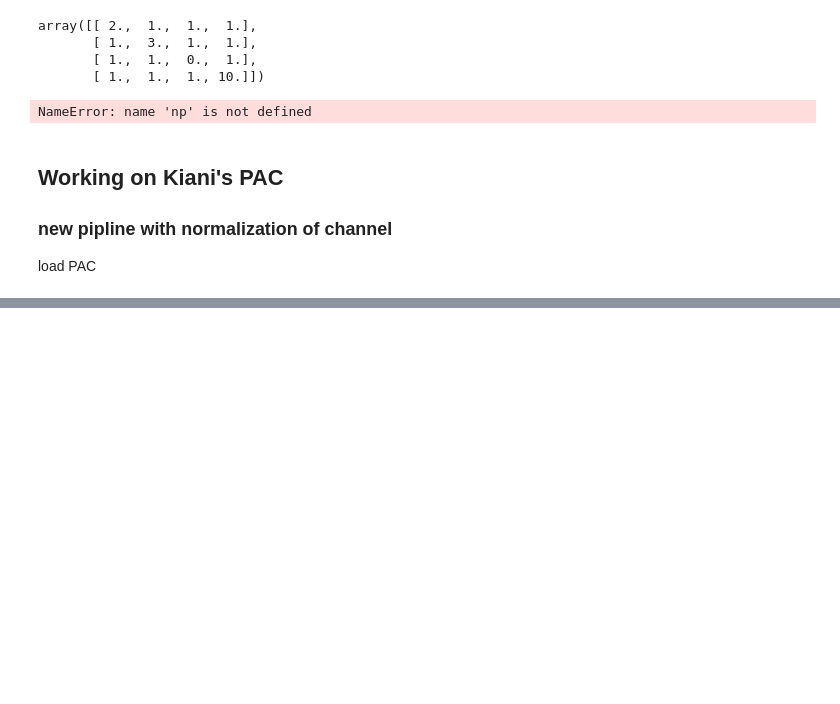
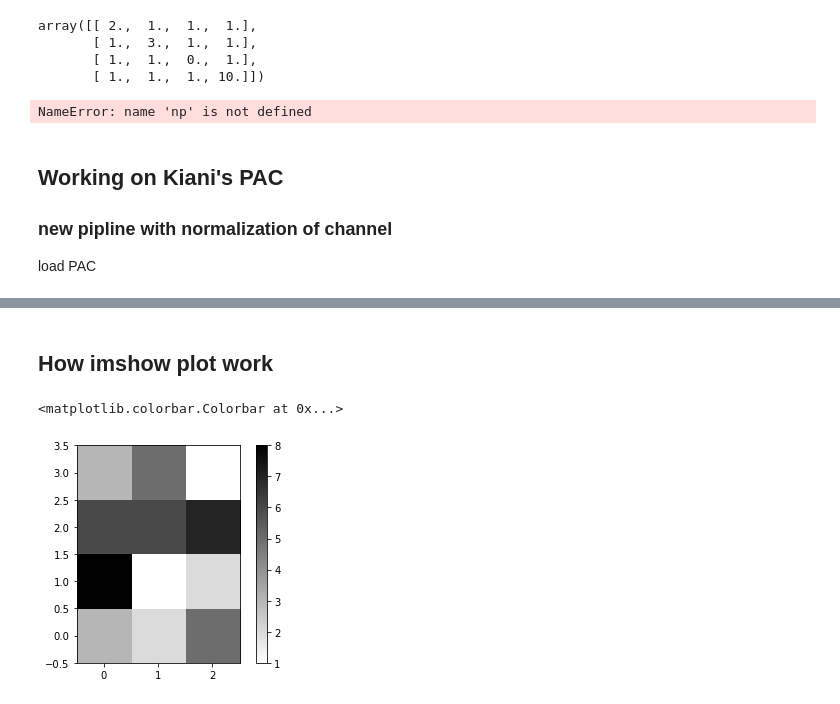
Before and after one commit to AIRLab-Sharif/Parkinson-PAC, a Jupyter notebook: python/Get_Global_Local_feature.ipynb, the cells around one changed output, grey strips where cells are left out. Cells and saved outputs as stored; diff of their text form; code cells hidden in the pictures; blank space fills up the shorter version.

```diff
--- a/python/Get_Global_Local_feature.ipynb
+++ b/python/Get_Global_Local_feature.ipynb
@@ -61,0 +192,13 @@ PAC = a['mvl_2ds']*1e-12
+# %% [markdown]
+## How imshow plot work
+# %%
+import numpy as np
+import matplotlib.pyplot as plt
+
+A=np.array([[3,2,5],[8,1,2],[6,6,7],[3,5,1]]) #The array to plot
+
+im=plt.imshow(A,origin="lower",interpolation="nearest",cmap=plt.cm.gray_r)
+plt.colorbar(im)
+# %% [output]
+<matplotlib.colorbar.Colorbar at 0x...>
+[figure, added]
```
Also changed, not shown: parts of 13 cells of this notebook, 2 other files.
